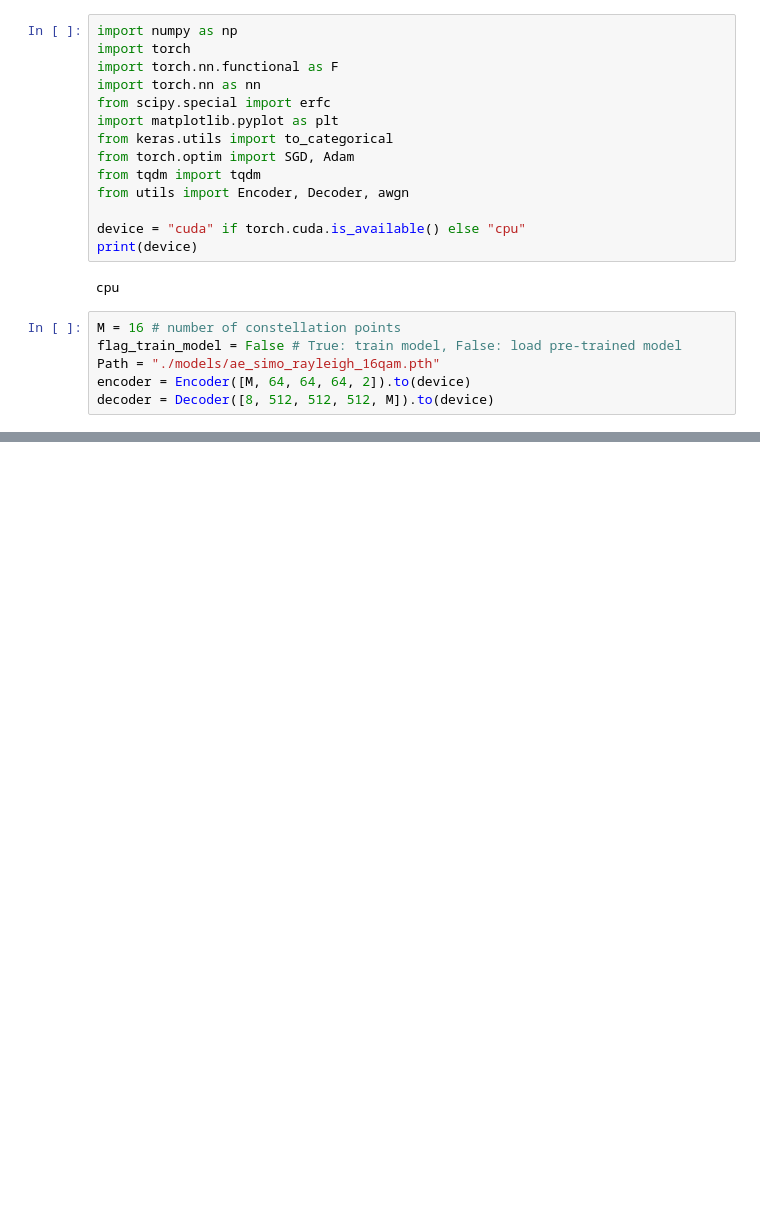
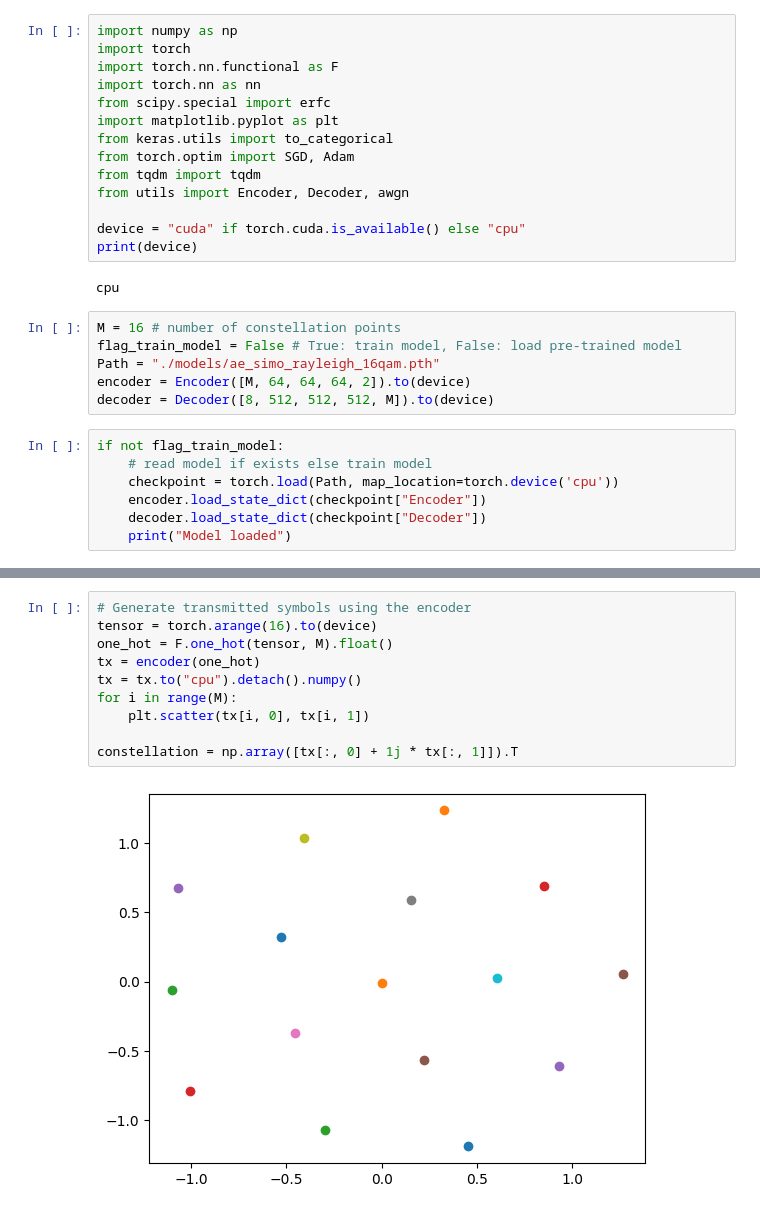
Before and after one commit to yewentai/Auto-Encoder-in-SIMO-System, a Jupyter notebook: AE_SIMO_MQAM_Rayleigh.ipynb, the cells around one changed output, grey strips where cells are left out. Cells and saved outputs as stored; diff of their text form; blank space fills up the shorter version.

```diff
--- a/AE_SIMO_MQAM_Rayleigh.ipynb
+++ b/AE_SIMO_MQAM_Rayleigh.ipynb
@@ -20,3 +20,10 @@ flag_train_model = False # True: train model, False: load pre-trained model
 Path = "./models/ae_simo_rayleigh_16qam.pth"
 encoder = Encoder([M, 64, 64, 64, 2]).to(device)
 decoder = Decoder([8, 512, 512, 512, M]).to(device)
+# %%
+if not flag_train_model:
+    # read model if exists else train model
+    checkpoint = torch.load(Path, map_location=torch.device('cpu'))
+    encoder.load_state_dict(checkpoint["Encoder"])
+    decoder.load_state_dict(checkpoint["Decoder"])
+    print("Model loaded")
@@ -77,3 +86,15 @@ if flag_train_model:
             'Decoder': decoder.state_dict(),
             }, Path)
     print("Model saved")
+# %%
+# Generate transmitted symbols using the encoder
+tensor = torch.arange(16).to(device)
+one_hot = F.one_hot(tensor, M).float()
+tx = encoder(one_hot)
+tx = tx.to("cpu").detach().numpy()
+for i in range(M):
+    plt.scatter(tx[i, 0], tx[i, 1])
+
+constellation = np.array([tx[:, 0] + 1j * tx[:, 1]]).T
+# %% [output]
+[figure, added]
```
Also changed, not shown: parts of 7 cells of this notebook, 4 other files.
